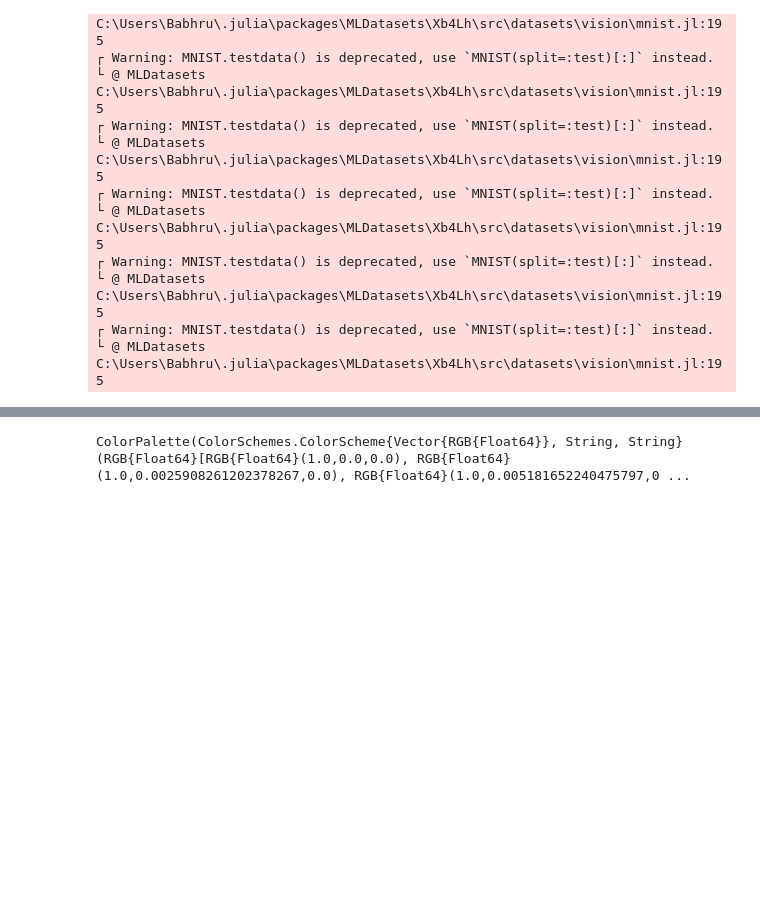
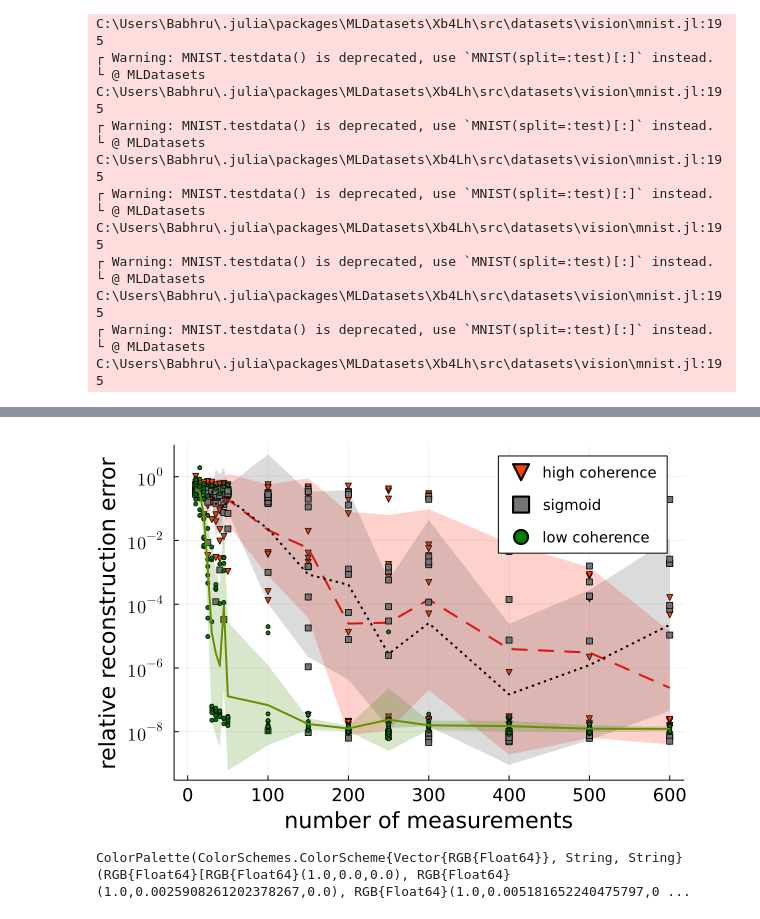
Before and after one commit to babhrujoshi/GNN_Isometries, a Jupyter notebook: MNIST_image_recovery.ipynb, the cells around one changed output, grey strips where cells are left out. Drawn from its saved outputs; the diff is of its cells as text; code cells hidden in the pictures; blank space fills up the shorter version.

Commit message:
all measurement figure

```diff
--- a/MNIST_image_recovery.ipynb
+++ b/MNIST_image_recovery.ipynb
@@ -212,7 +211,7 @@ end
 save("saved_data/MNIST_image_recovery_30_with_sigmoid.jld", "z_inco_list", z_inco_list, "z_co_list", z_co_list, "z_co_sig_list", z_co_sig_list,"x_true_list", x_true_list, "z_est_inco_matrix", z_est_inco_matrix, "z_est_co_matrix", z_est_co_matrix, "z_est_co_sig_matrix", z_est_co_sig_matrix, "m_list", m_list)
 # %%
 k = 20
-m_list = [10, 15, 20, 25, 30, 35, 40, 45, 50, 100, 150, 200, 250];
+m_list = [10, 15, 20, 25, 30, 35, 40, 45, 50, 100, 150, 200, 250, 300, 400, 500, 600];
 batch_size = 6400
 shuffle_data = true
 
@@ -310,34 +309,36 @@ yticks!(yticks, [L"10^{%$y}" for y in yticks])
 
 scatter!([1],[0], label=" ", ms=0, mc=:white, msc=:white)
 
 log_recon_error_matrix_co_sig = log10.(recon_error_matrix_co_sig[:, :])
 average_recon_co_sig = mean(log_recon_error_matrix_co_sig, dims=2)
 std_recon_co_sig = std(log_recon_error_matrix_co_sig, dims=2)
 plot!(m_list, average_recon_co_sig + std_recon_co_sig, fillrange = average_recon_co_sig - std_recon_co_sig, fillalpha = .2, c = cs2[40], label = false, linecolor = invisible())
 scatter!(kron(m_list,ones(1,trials))[:], log_recon_error_matrix_co_sig[:], label =:false, c = cs2[10], markershape = :square, lab="sigmoid", legendfontsize=10, fillalpha = .2, markersize = 3)
 plot!(m_list, average_recon_co_sig, linewidth = 2, color = cs2[100], label =false, linestyle =:dot )
 yticks = [-8:2:0;]
 yticks!(yticks, [L"10^{%$y}" for y in yticks])
 
 scatter!([1],[0], label=" ", ms=0, mc=:white, msc=:white)
 
 
 log_recon_error_matrix_inco = log10.(recon_error_matrix_inco[:, :])
 average_recon_inco = mean(log_recon_error_matrix_inco, dims=2)
 std_recon_inco = std(log_recon_error_matrix_inco, dims=2)
 plot!(m_list, average_recon_inco + std_recon_inco, fillrange = average_recon_inco - std_recon_inco, fillalpha = .2, c = cs[440], label = false, linecolor = invisible())
 scatter!(kron(m_list,ones(1,trials))[:], log_recon_error_matrix_inco[:], label =:false, c = cs[500], lab="low coherence", markersize = 3)
 plot!(m_list, average_recon_inco, xlabel = "number of measurements", ylabel = "relative reconstruction error", linewidth = 2, color = cs[400], label =false,  xlabelfontsize = 15, ylabelfontsize = 15, xtickfontsize = 12, ytickfontsize = 12 )
 
 
 
 
 
 
 # yticks = [-8:2:0;]
 # yticks!(yticks, [L"10^{%$y}" for y in yticks])
 
-savefig("figures/all_measurements_v2.pdf")
+# savefig("figures/all_measurements_v3.pdf")
+# %% [output]
+[figure, added]
 # %%
 cs
 # %% [output]
```
Also changed, not shown: parts of 3 cells of this notebook, 2 other files.
